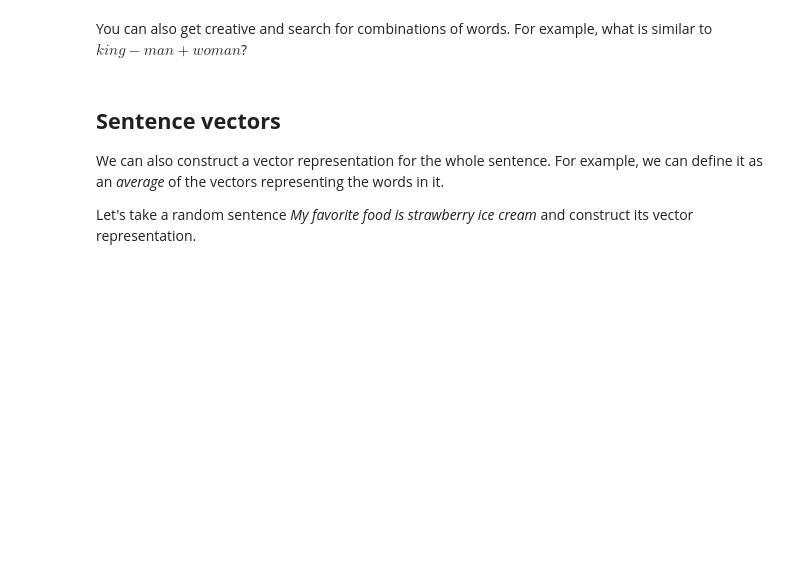
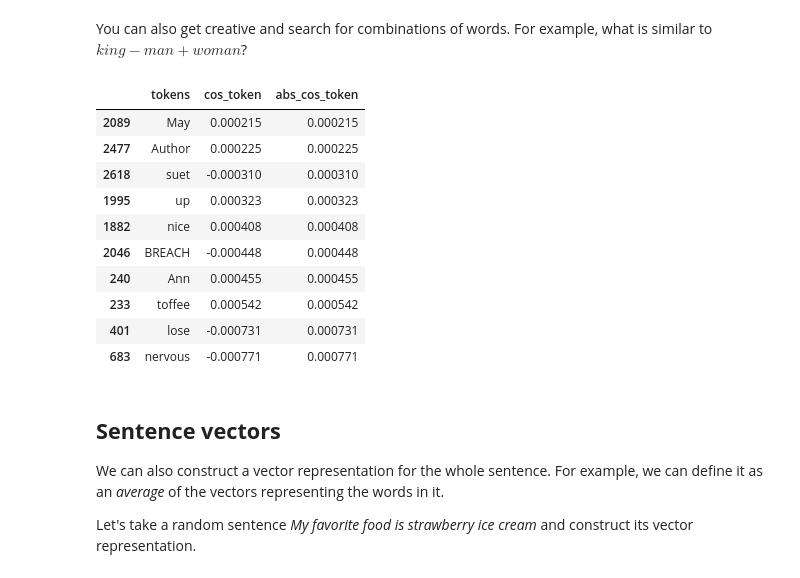
Before and after one commit to superkisa/MaGaML, a Jupyter notebook: MathRefresher/sem_Words.ipynb, the cells around one changed output. Cells and saved outputs as stored; diff of their text form; code cells hidden in the pictures; blank space fills up the shorter version.

```diff
--- a/MathRefresher/sem_Words.ipynb
+++ b/MathRefresher/sem_Words.ipynb
@@ -170,3 +168,18 @@ You can also get creative and search for combinations of words. For example, wha
+# %%
+# Your code here
+spacy_closest(tokens, nlp('king').vector - nlp('man').vector + nlp('woman').vector)
+# %% [output]
+|  | tokens | cos_token | abs_cos_token |
+| 2089 | May | 0.000215 | 0.000215 |
+| 2477 | Author | 0.000225 | 0.000225 |
+| 2618 | suet | -0.000310 | 0.000310 |
+| 1995 | up | 0.000323 | 0.000323 |
+| 1882 | nice | 0.000408 | 0.000408 |
+| 2046 | BREACH | -0.000448 | 0.000448 |
+| 240 | Ann | 0.000455 | 0.000455 |
+| 233 | toffee | 0.000542 | 0.000542 |
+| 401 | lose | -0.000731 | 0.000731 |
+| 683 | nervous | -0.000771 | 0.000771 |
 # %% [markdown]
 ## **Sentence vectors**
 
```
Also changed, not shown: parts of 4 cells of this notebook.
